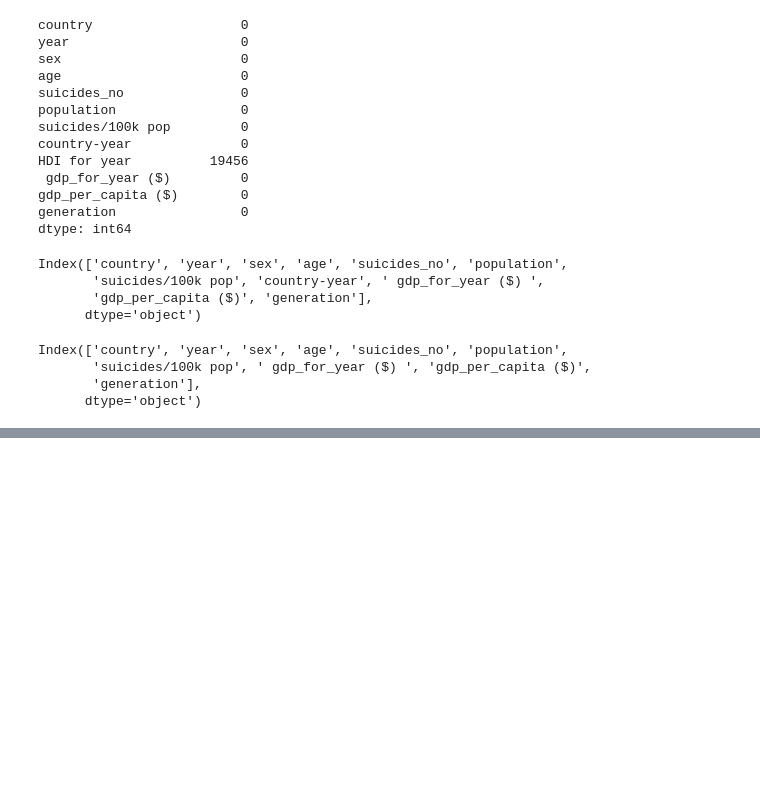
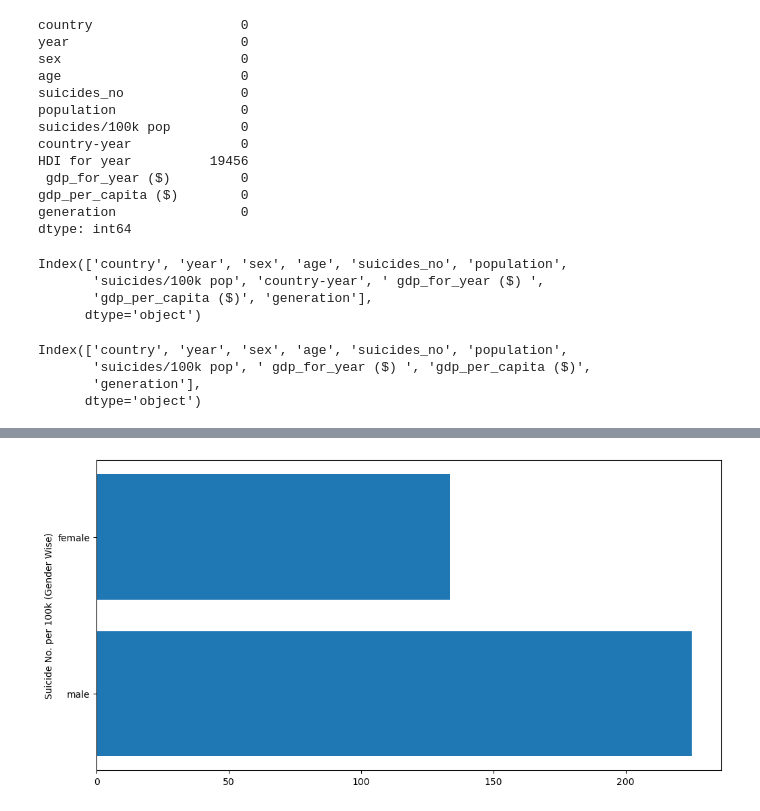
Before and after one commit to saidulislam2003/Suicide-Rate-Analysis, a Jupyter notebook: suicide_analysis.ipynb, the cells around one changed output, grey strips where cells are left out. Cells and saved outputs as stored; diff of their text form; code cells hidden in the pictures; blank space fills up the shorter version.

```diff
--- a/suicide_analysis.ipynb
+++ b/suicide_analysis.ipynb
@@ -95,0 +114,7 @@ df.head()
+# %%
+plt.figure(figsize = (12, 6))
+plt.barh(df['sex'], df['suicides/100k pop'])
+plt.ylabel("Suicide No. per 100k (Gender Wise)")
+plt.show();
+# %% [output]
+[figure, added]
```
Also changed, not shown: parts of 17 cells of this notebook.
